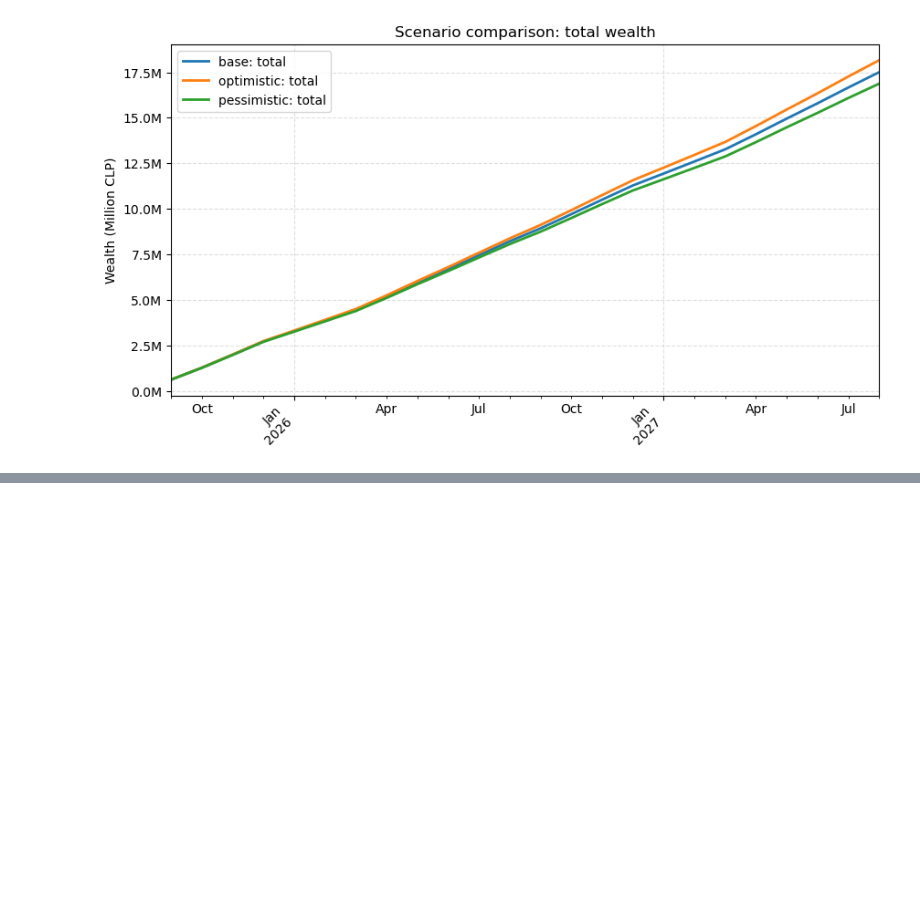
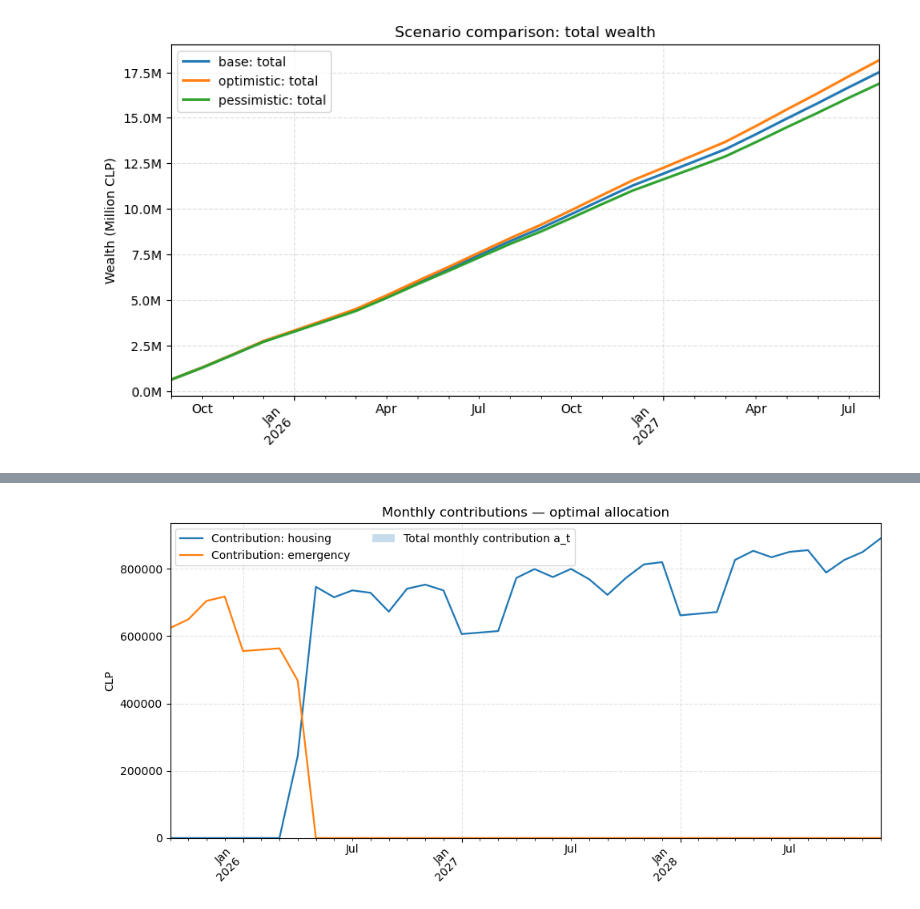
Before and after one commit to mfourier/fin-opt, a Jupyter notebook: notebooks/simulation.ipynb, the cells around one changed output, grey strips where cells are left out. Cells and saved outputs as stored; diff of their text form; code cells hidden in the pictures; blank space fills up the shorter version.

```diff
--- a/notebooks/simulation.ipynb
+++ b/notebooks/simulation.ipynb
@@ -173,0 +320,19 @@ plot_scenarios({"base": res_base, "optimistic": res_opt, "pessimistic": res_pes}
+# %%
+fig, ax = plt.subplots(figsize=(10, 5))
+
+# Barras: contribución total a_t
+ax.bar(a.index, a.values, alpha=0.25, label="Total monthly contribution a_t")
+
+# Líneas: por cuenta
+for acc in accounts:
+    A_df[acc].plot(ax=ax, lw=1.6, label=f"Contribution: {acc}")
+
+ax.set_title("Monthly contributions — optimal allocation")
+ax.set_ylabel("CLP")
+ax.grid(True, linestyle="--", alpha=0.35)
+ax.legend(ncols=2)
+plt.xticks(rotation=45, ha="right")
+plt.tight_layout()
+plt.show()
+# %% [output]
+[figure, added]
```
Also changed, not shown: parts of 13 cells of this notebook, 4 other files.
